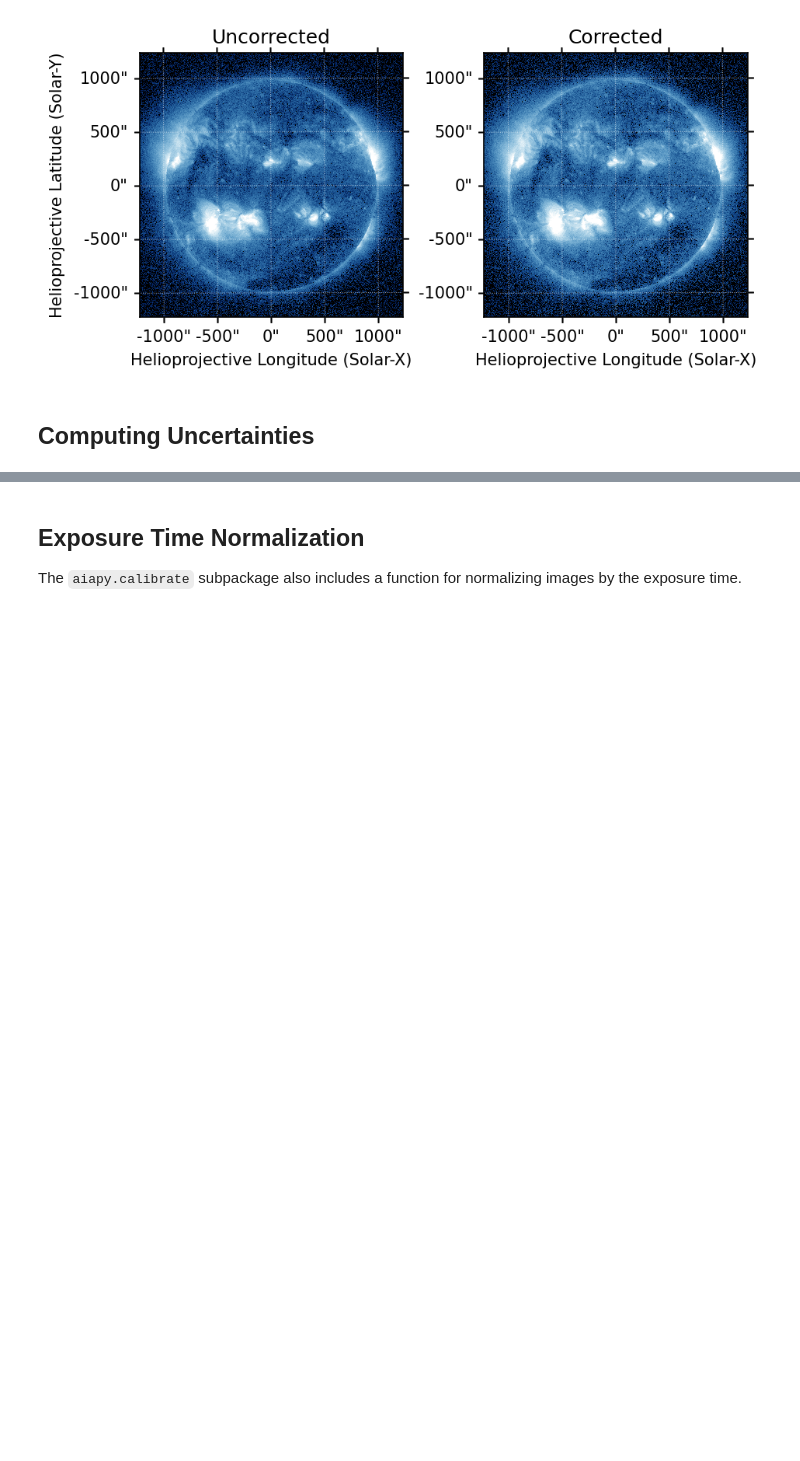
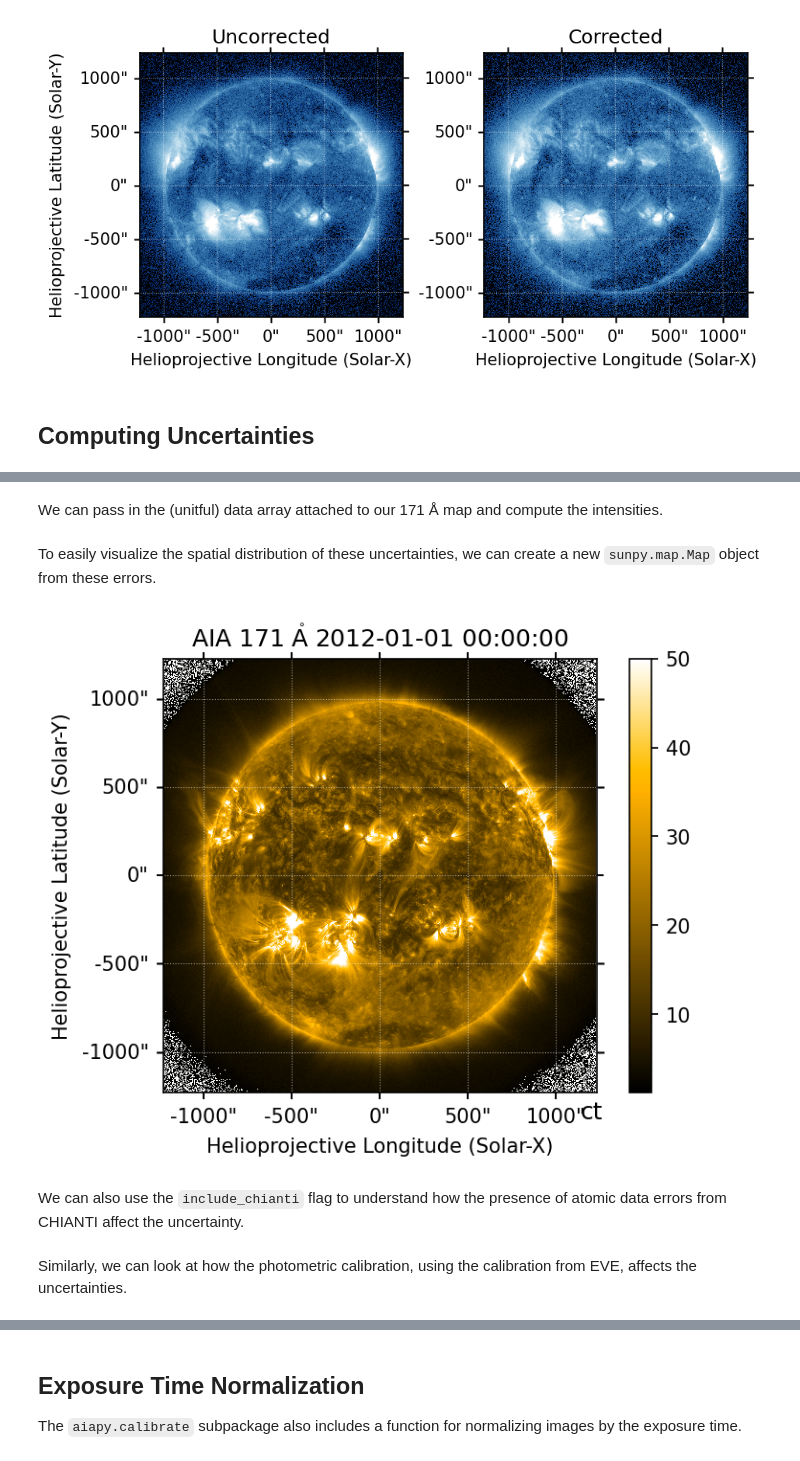
Before and after one commit to sunpy/sunpy.org, a Jupyter notebook: posts/2021/2021-10-01-aiapy-demo.ipynb, the cells around one changed output, grey strips where cells are left out. Saved outputs shown, nothing was run; the diff lists cells and outputs as text; code cells hidden in the pictures; blank space fills up the shorter version.

```diff
--- a/posts/2021/2021-10-01-aiapy-demo.ipynb
+++ b/posts/2021/2021-10-01-aiapy-demo.ipynb
@@ -354,0 +360,14 @@ ax.coords[1].set_axislabel(' ')
+# %% [markdown]
+We can pass in the (unitful) data array attached to our 171 Å map and compute the intensities.
+# %%
+errors_171 = estimate_error(m_171_L15.quantity/u.pix, m_171_L15.wavelength)
+# %% [markdown]
+To easily visualize the spatial distribution of these uncertainties, we can create a new `sunpy.map.Map` object from these errors.
+# %%
+m_171_errors = sunpy.map.Map(errors_171.value, m_171_L15.meta)
+# %%
+m_171_errors.peek(norm=ImageNormalize(vmax=50))
+# %% [output]
+[figure, added]
+# %% [markdown]
+We can also use the `include_chianti` flag to understand how the presence of atomic data errors from CHIANTI affect the uncertainty.
@@ -354,0 +376,2 @@ ax.coords[1].set_axislabel(' ')
+# %% [markdown]
+Similarly, we can look at how the photometric calibration, using the calibration from EVE, affects the uncertainties.
```
Also changed, not shown: parts of 26 cells of this notebook.
